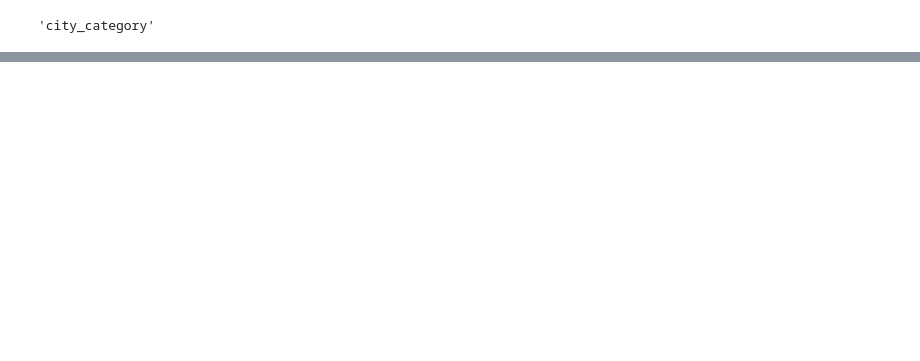
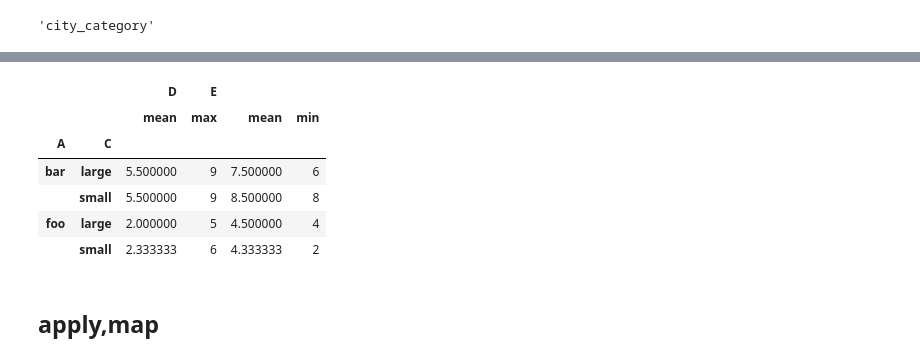
Before and after one commit to thomaskty/Machine-Learning, a Jupyter notebook: data_manipulation.ipynb, the cells around one changed output, grey strips where cells are left out. Saved outputs shown, nothing was run; the diff lists cells and outputs as text; code cells hidden in the pictures; blank space fills up the shorter version.

```diff
--- a/data_manipulation.ipynb
+++ b/data_manipulation.ipynb
@@ -228,0 +414,9 @@ table(df)
+# %%
+df = pd.DataFrame({
+      "A": ["foo", "foo", "foo", "foo", "foo","bar", "bar", "bar", "bar"],
+      "B": ["one", "one", "one", "two", "two","one", "one", "two", "two"],
+      "C": ["small", "large", "large", "small","small", "large", "small", "small","large"],
+      "D": [1, 2, 2, 3, 3, 4, 5, 6, 7],
+      "E": [2, 4, 5, 5, 6, 6, 8, 9, 9]
+})
+table(df)
@@ -228,0 +437,18 @@ table(df)
+# %%
+table_pivot = pd.pivot_table(
+    df,
+    values=['D', 'E'],
+    index=['A', 'C'],
+    aggfunc={'D': "mean",'E': ["min", "max", "mean"]}
+)
+table_pivot
+# %% [output]
+|  |  | D | E |  |  |
+|  |  | mean | max | mean | min |
+| A | C |  |  |  |  |
+| bar | large | 5.500000 | 9 | 7.500000 | 6 |
+|  | small | 5.500000 | 9 | 8.500000 | 8 |
+| foo | large | 2.000000 | 5 | 4.500000 | 4 |
+|  | small | 2.333333 | 6 | 4.333333 | 2 |
+# %% [markdown]
+## apply,map
```
Also changed, not shown: parts of 30 cells of this notebook.
